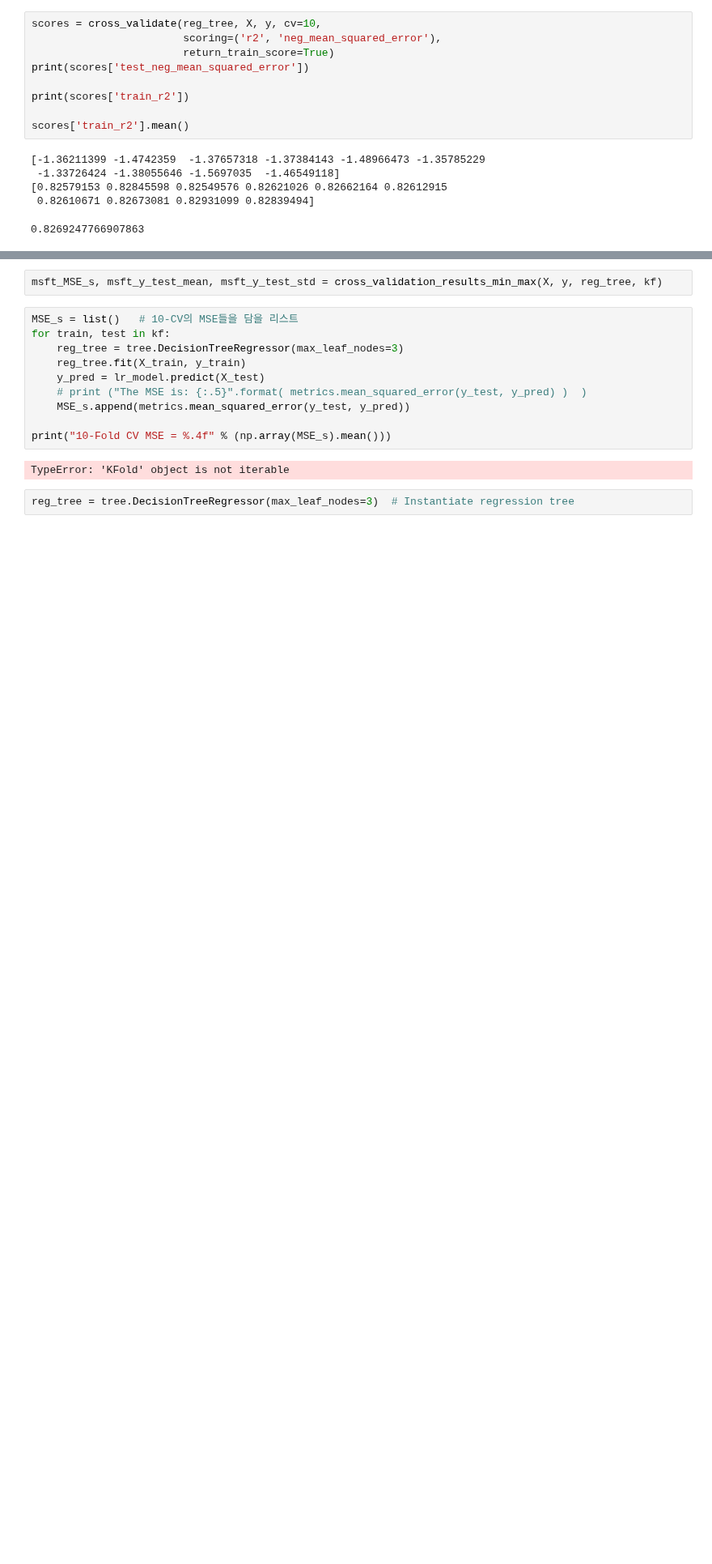
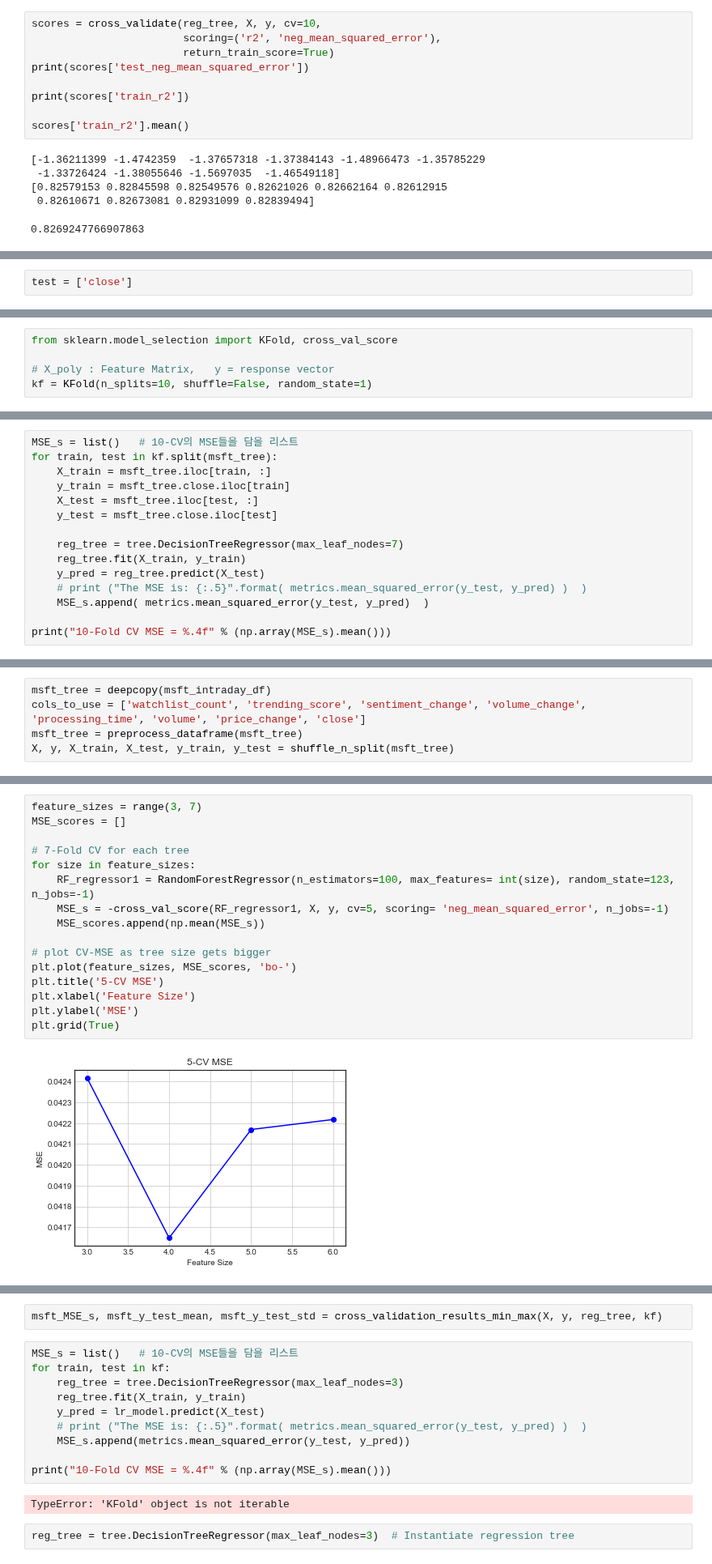
Before and after one commit to jcanque777/stock_market_data_prediction, a Jupyter notebook: test_models.ipynb, the cells around one changed output, grey strips where cells are left out. Shown at 81% size. Drawn from its saved outputs; the diff is of its cells as text; blank space fills up the shorter version.

Commit message:
random forest find best number of predictors

```diff
--- a/test_models.ipynb
+++ b/test_models.ipynb
@@ -1408,0 +1476,2 @@ scores['train_r2'].mean()
+# %%
+test = ['close']
@@ -1408,0 +1500,5 @@ scores['train_r2'].mean()
+# %%
+from sklearn.model_selection import KFold, cross_val_score
+
+# X_poly : Feature Matrix,   y = response vector
+kf = KFold(n_splits=10, shuffle=False, random_state=1)
@@ -1408,0 +1515,15 @@ scores['train_r2'].mean()
+# %%
+MSE_s = list()   # 10-CV의 MSE들을 담을 리스트
+for train, test in kf.split(msft_tree):
+    X_train = msft_tree.iloc[train, :]
+    y_train = msft_tree.close.iloc[train]
+    X_test = msft_tree.iloc[test, :]
+    y_test = msft_tree.close.iloc[test]
+
+    reg_tree = tree.DecisionTreeRegressor(max_leaf_nodes=7)
+    reg_tree.fit(X_train, y_train)
+    y_pred = reg_tree.predict(X_test)
+    # print ("The MSE is: {:.5}".format( metrics.mean_squared_error(y_test, y_pred) )  )
+    MSE_s.append( metrics.mean_squared_error(y_test, y_pred)  )
+
+print("10-Fold CV MSE = %.4f" % (np.array(MSE_s).mean()))
@@ -1408,0 +1540,5 @@ scores['train_r2'].mean()
+# %%
+msft_tree = deepcopy(msft_intraday_df)
+cols_to_use = ['watchlist_count', 'trending_score', 'sentiment_change', 'volume_change', 'processing_time', 'volume', 'price_change', 'close']
+msft_tree = preprocess_dataframe(msft_tree)
+X, y, X_train, X_test, y_train, y_test = shuffle_n_split(msft_tree)
@@ -1408,0 +1576,18 @@ scores['train_r2'].mean()
+# %%
+feature_sizes = range(3, 7)
+MSE_scores = []
+
+# 7-Fold CV for each tree
+for size in feature_sizes:
+    RF_regressor1 = RandomForestRegressor(n_estimators=100, max_features= int(size), random_state=123, n_jobs=-1)
+    MSE_s = -cross_val_score(RF_regressor1, X, y, cv=5, scoring= 'neg_mean_squared_error', n_jobs=-1)
+    MSE_scores.append(np.mean(MSE_s))
+
+# plot CV-MSE as tree size gets bigger
+plt.plot(feature_sizes, MSE_scores, 'bo-')
+plt.title('5-CV MSE')
+plt.xlabel('Feature Size')
+plt.ylabel('MSE')
+plt.grid(True)
+# %% [output]
+[figure, added]
```
Also changed, not shown: parts of 36 cells of this notebook.
